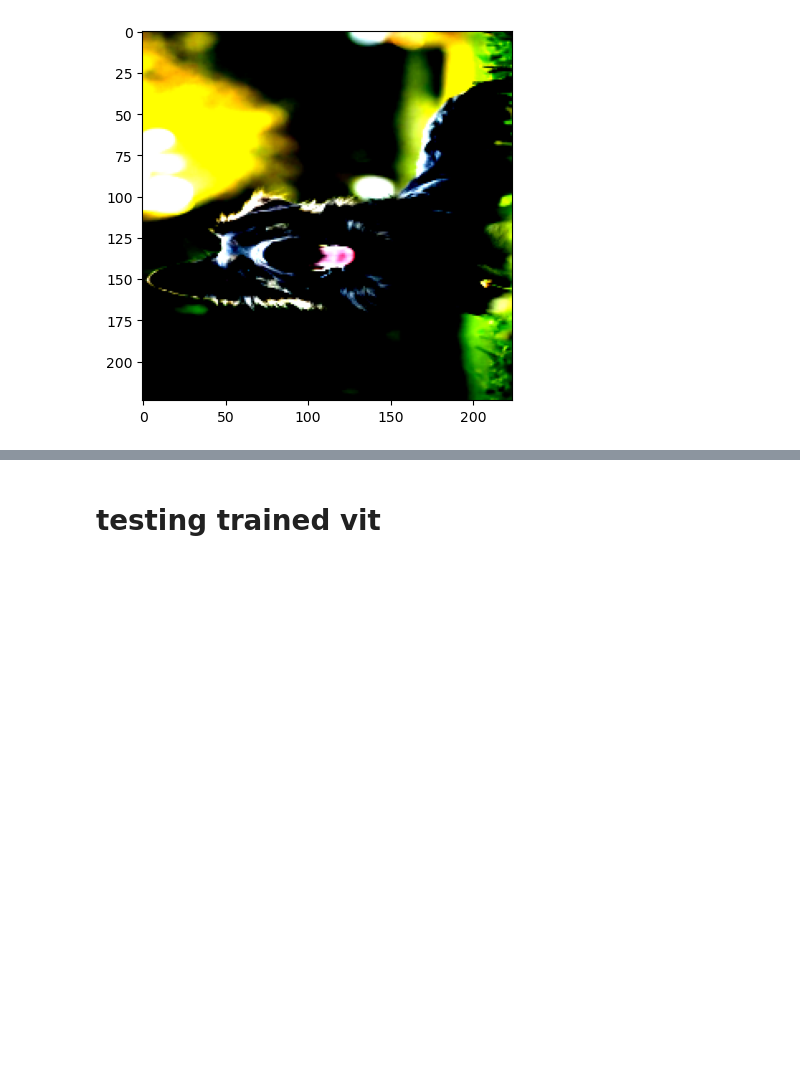
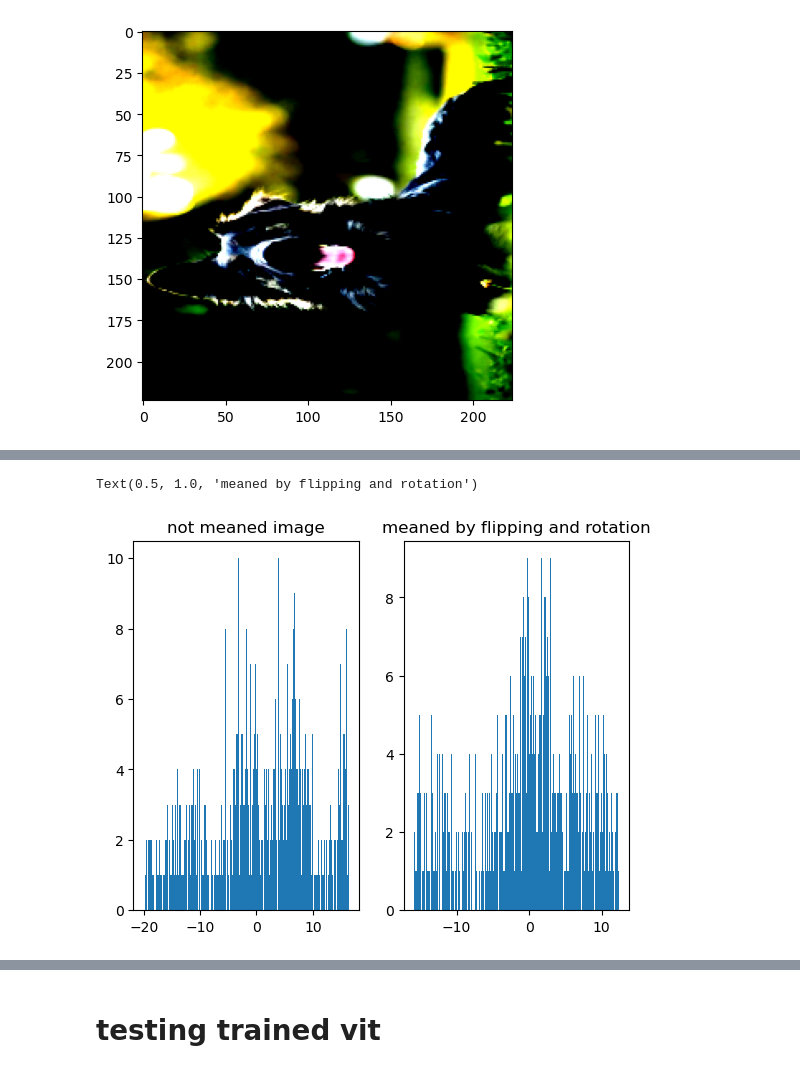
Before and after one commit to tldr-group/dino-saw, a Jupyter notebook: testing_dinov2/test.ipynb, the cells around one changed output, grey strips where cells are left out. Drawn from its saved outputs; the diff is of its cells as text; code cells hidden in the pictures; blank space fills up the shorter version.

```diff
--- a/testing_dinov2/test.ipynb
+++ b/testing_dinov2/test.ipynb
@@ -200,3 +250,12 @@ mean_res = (pca_res_flip + pca_res_orig + pca_res_flip2 + pca_res_flip3) / 4
+# %%
+fig, ax = plt.subplots(1, 2)
+ax[0].hist(do_2D_pca(vit_wrapper.forward_features(test_img, make_2D=True).squeeze()).flatten(), bins=300)
+ax[0].set_title("not meaned image")
+ax[1].hist(do_2D_pca(mean_image(test_img)).flatten(), bins=300)
+ax[1].set_title("meaned by flipping and rotation")
+# %% [output]
+Text(0.5, 1.0, 'meaned by flipping and rotation')
+[figure, added]
 # %%
 test_img.shape
 # %% [output]
```
Also changed, not shown: parts of 19 cells of this notebook.
